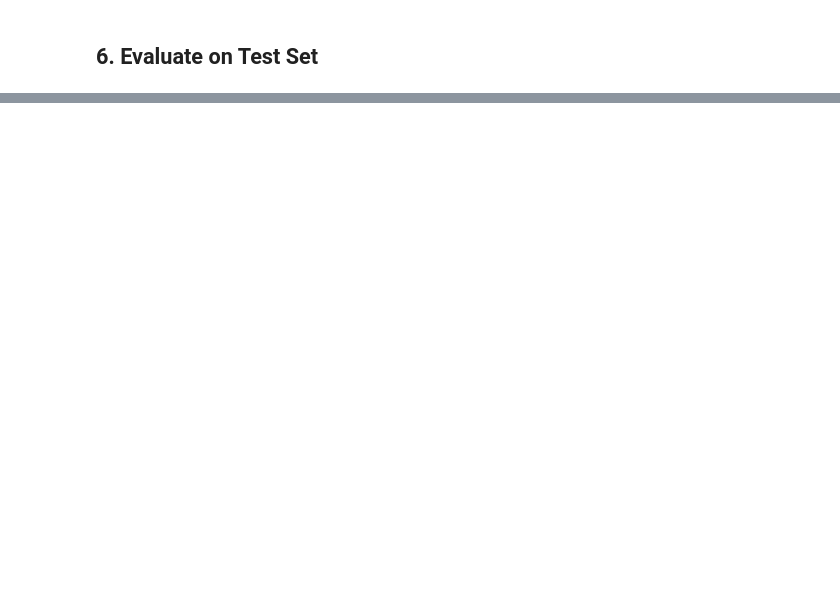
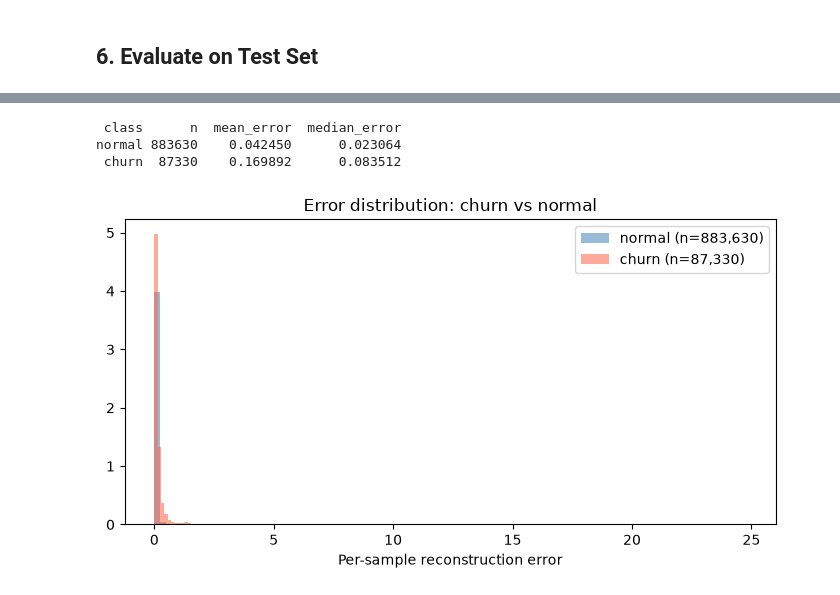
Before and after one commit to NicolasKappuru/customer-churn-prediction, a Jupyter notebook: workshops/w4/w4_AE.ipynb, the cells around one changed output, grey strips where cells are left out. Cells and saved outputs as stored; diff of their text form; code cells hidden in the pictures; blank space fills up the shorter version.

```diff
--- a/workshops/w4/w4_AE.ipynb
+++ b/workshops/w4/w4_AE.ipynb
@@ -191,20 +260,23 @@ plt.show()
 # %%
-errors   = evaluator.per_sample_error(x_num_test, x_cat_test)
+errors = evaluator.per_sample_error(x_num_test, x_cat_test)
 class_df = evaluator.metrics_by_class(errors, y_test)
-
-print('=== Reconstruction error by class (ae_best, z={}) ==='.format(BEST_Z))
 print(class_df.to_string(index=False))
 
 fig, ax = plt.subplots(figsize=(7, 4))
 for label, name, color in [(0, 'normal', 'steelblue'), (1, 'churn', 'tomato')]:
     ax.hist(errors[y_test == label], bins=100, alpha=0.55,
             label=f'{name} (n={int((y_test==label).sum()):,})',
             color=color, density=True)
 ax.set_xlabel('Per-sample reconstruction error')
-ax.set_title(f'Error distribution: churn vs normal (z={BEST_Z})')
+ax.set_title('Error distribution: churn vs normal')
 ax.legend(); plt.tight_layout()
 plt.savefig(FIGURES_DIR / 'ae_error_by_class.png', dpi=120, bbox_inches='tight')
 plt.show()
+# %% [output]
+ class      n  mean_error  median_error
+normal 883630    0.042450      0.023064
+ churn  87330    0.169892      0.083512
+[figure, added]
 # %%
 rng = np.random.default_rng(SEED)
 sample_idx = rng.choice(len(x_num_test), size=8, replace=False)
```
Also changed, not shown: parts of 14 cells of this notebook, 15 other files.
